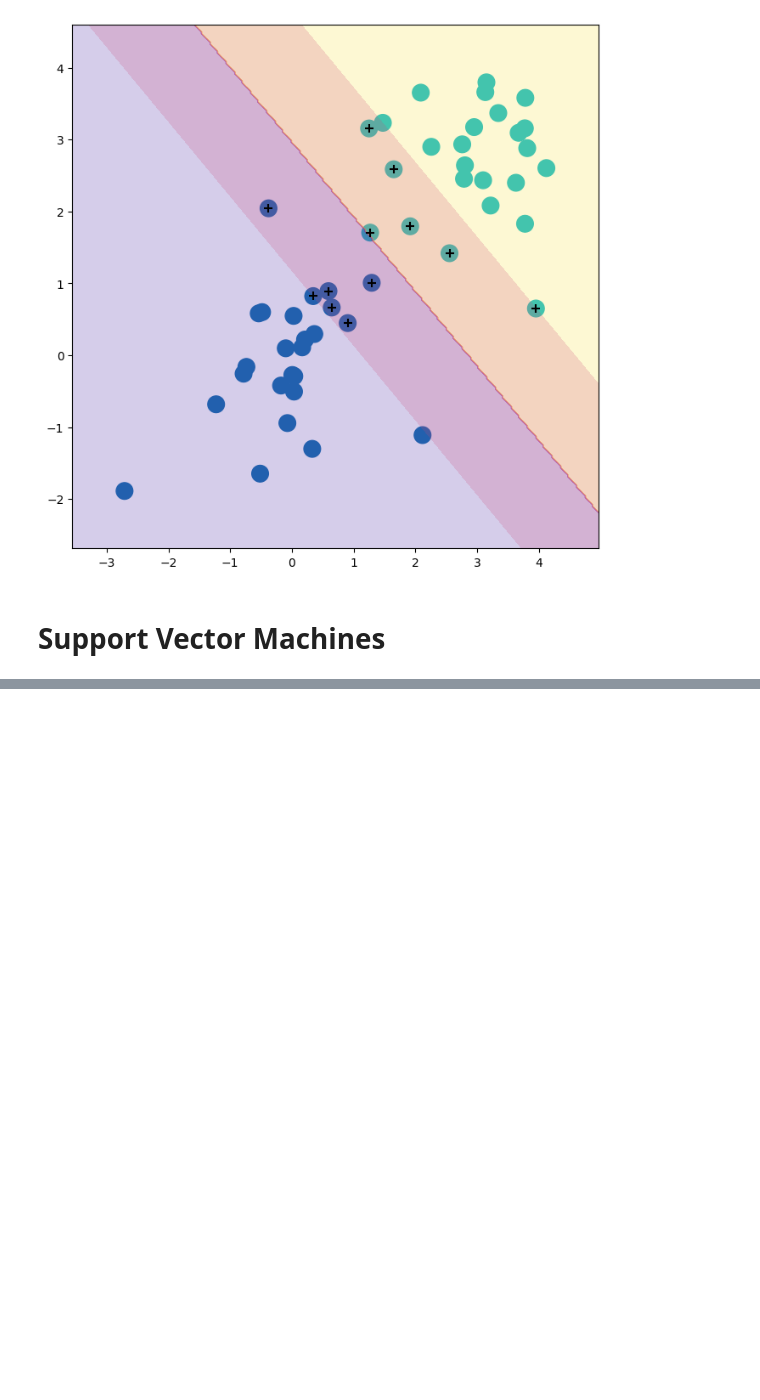
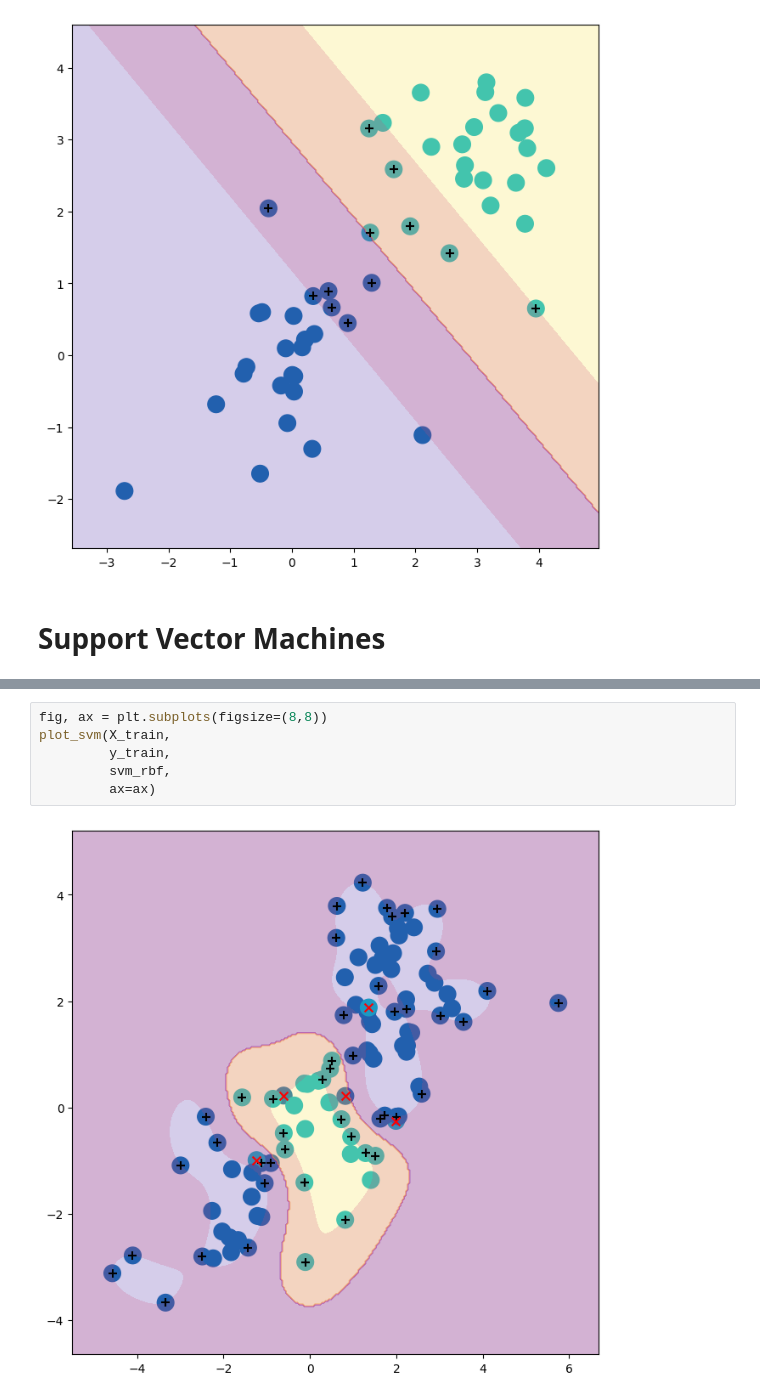
Before and after one commit to chuancao26/islp, a Jupyter notebook: labSVM.ipynb, the cells around one changed output, grey strips where cells are left out. Drawn from its saved outputs; the diff is of its cells as text; blank space fills up the shorter version.

```diff
--- a/labSVM.ipynb
+++ b/labSVM.ipynb
@@ -182,0 +202,8 @@ plot_svm(X,
+# %%
+fig, ax = plt.subplots(figsize=(8,8))
+plot_svm(X_train,
+         y_train,
+         svm_rbf,
+         ax=ax)
+# %% [output]
+[figure, added]
```
Also changed, not shown: parts of 26 cells of this notebook.
